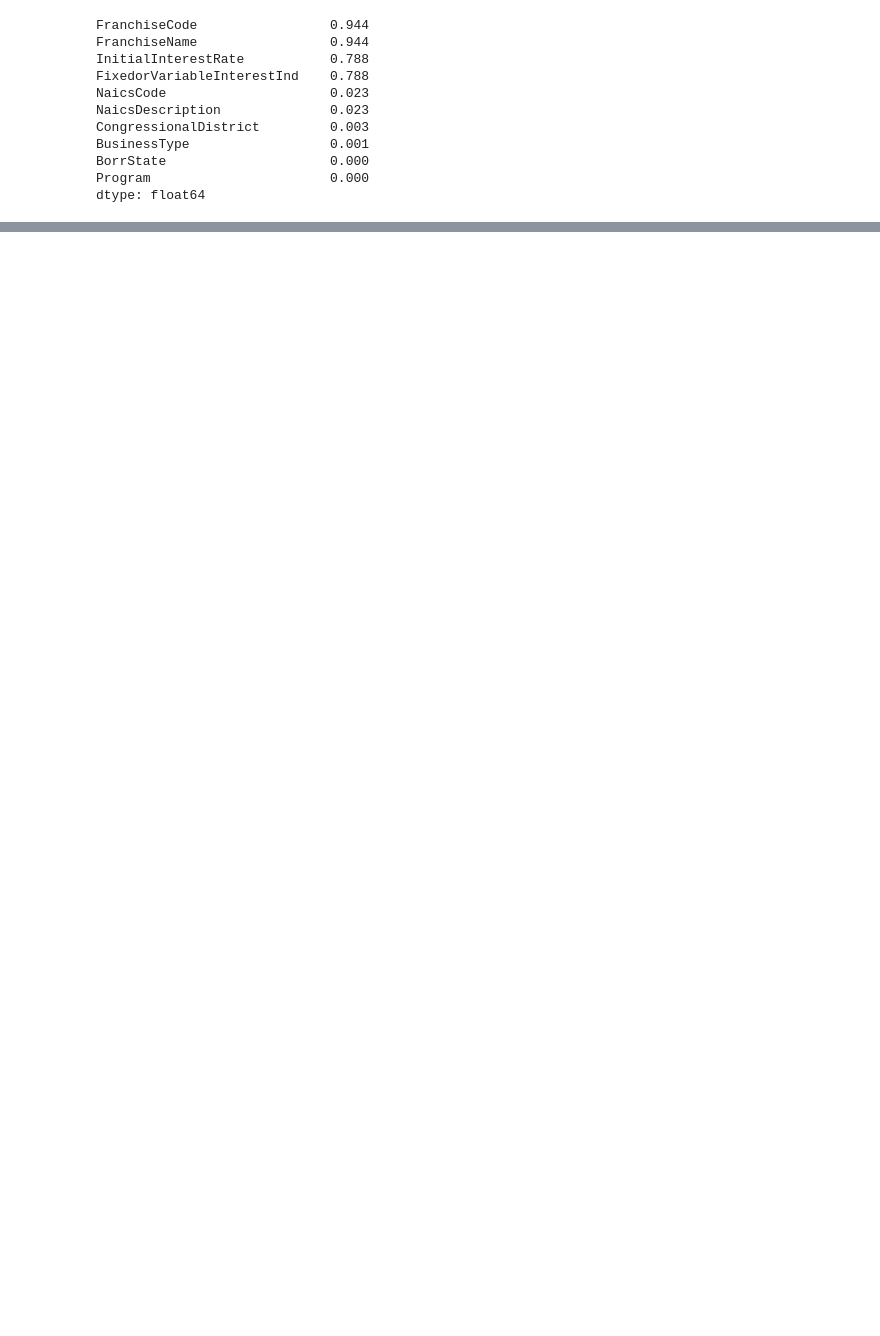
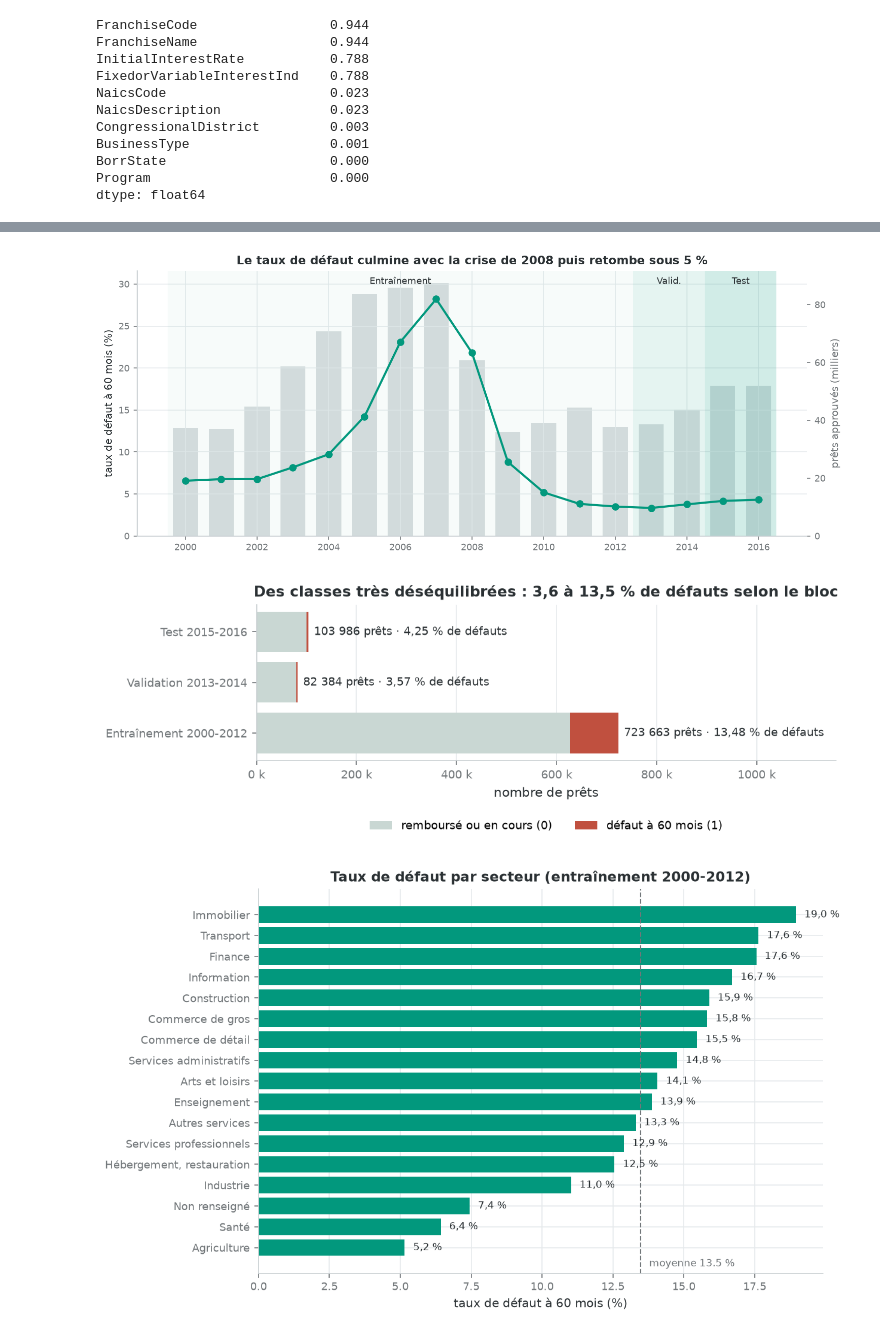
Before and after one commit to Andj04/D-cision-financi-re, a Jupyter notebook: notebooks/01_audit_exploration.ipynb, the cells around one changed output, grey strips where cells are left out. Drawn from its saved outputs; the diff is of its cells as text; code cells hidden in the pictures; blank space fills up the shorter version.

```diff
--- a/notebooks/01_audit_exploration.ipynb
+++ b/notebooks/01_audit_exploration.ipynb
@@ -68,0 +72,9 @@ dtype: float64
+# %%
+from IPython.display import Image, display
+for f in ['fig_defaut_par_annee', 'fig_desequilibre', 'fig_defaut_par_secteur', 'fig_duree', 'fig_montant',
+          'fig_variables_categorielles', 'fig_valeurs_manquantes']:
+    display(Image(f'../reports/eda/{f}.png'))
+# %% [output]
+[figure, added]
+[figure, added]
+[figure, added]
```
Also changed, not shown: parts of 2 cells of this notebook, 29 other files.
